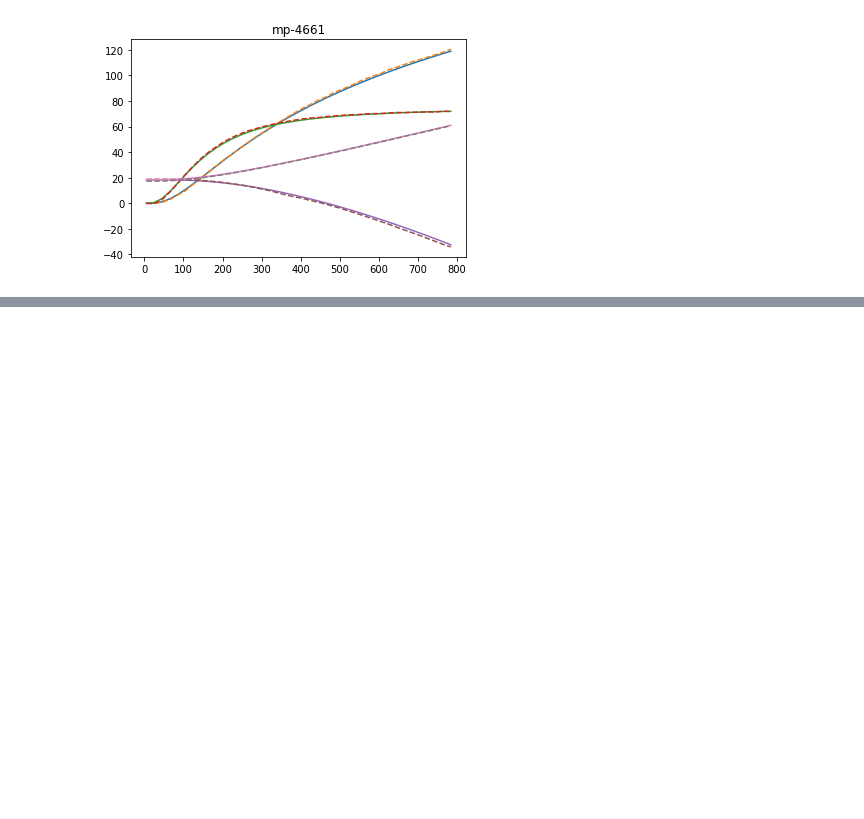
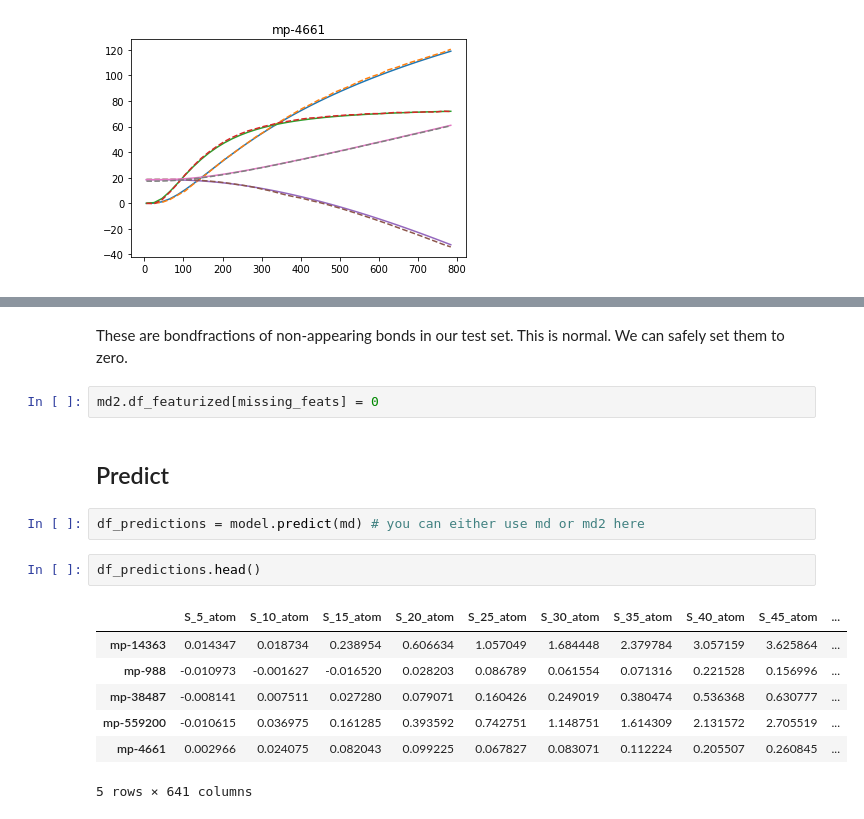
Before and after one commit to ppdebreuck/modnet, a Jupyter notebook: example_notebooks/predicting_vib_thermo.ipynb, the cells around one changed output, grey strips where cells are left out. Saved outputs shown, nothing was run; the diff lists cells and outputs as text; blank space fills up the shorter version.

```diff
--- a/example_notebooks/predicting_vib_thermo.ipynb
+++ b/example_notebooks/predicting_vib_thermo.ipynb
@@ -89,0 +175,18 @@ for mpid in df_predictions.index:
+# %% [markdown]
+These are bondfractions of non-appearing bonds in our test set. This is normal. We can safely set them to zero.
+# %%
+md2.df_featurized[missing_feats] = 0
+# %% [markdown]
+## Predict
+# %%
+df_predictions = model.predict(md) # you can either use md or md2 here
+# %%
+df_predictions.head()
+# %% [output]
+|  | S_5_atom | S_10_atom | S_15_atom | S_20_atom | S_25_atom | S_30_atom | S_35_atom | S_40_atom | S_45_atom | ... |
+| mp-14363 | 0.014347 | 0.018734 | 0.238954 | 0.606634 | 1.057049 | 1.684448 | 2.379784 | 3.057159 | 3.625864 | ... |
+| mp-988 | -0.010973 | -0.001627 | -0.016520 | 0.028203 | 0.086789 | 0.061554 | 0.071316 | 0.221528 | 0.156996 | ... |
+| mp-38487 | -0.008141 | 0.007511 | 0.027280 | 0.079071 | 0.160426 | 0.249019 | 0.380474 | 0.536368 | 0.630777 | ... |
+| mp-559200 | -0.010615 | 0.036975 | 0.161285 | 0.393592 | 0.742751 | 1.148751 | 1.614309 | 2.131572 | 2.705519 | ... |
+| mp-4661 | 0.002966 | 0.024075 | 0.082043 | 0.099225 | 0.067827 | 0.083071 | 0.112224 | 0.205507 | 0.260845 | ... |
+5 rows × 641 columns
```
Also changed, not shown: parts of 11 cells of this notebook, 8 other files.
